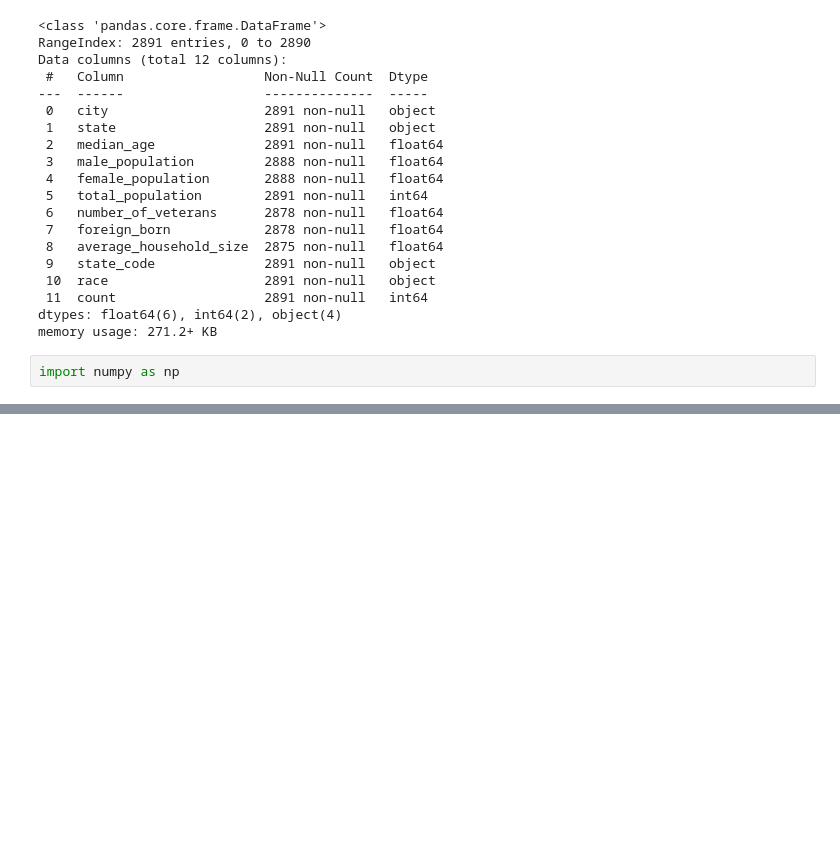
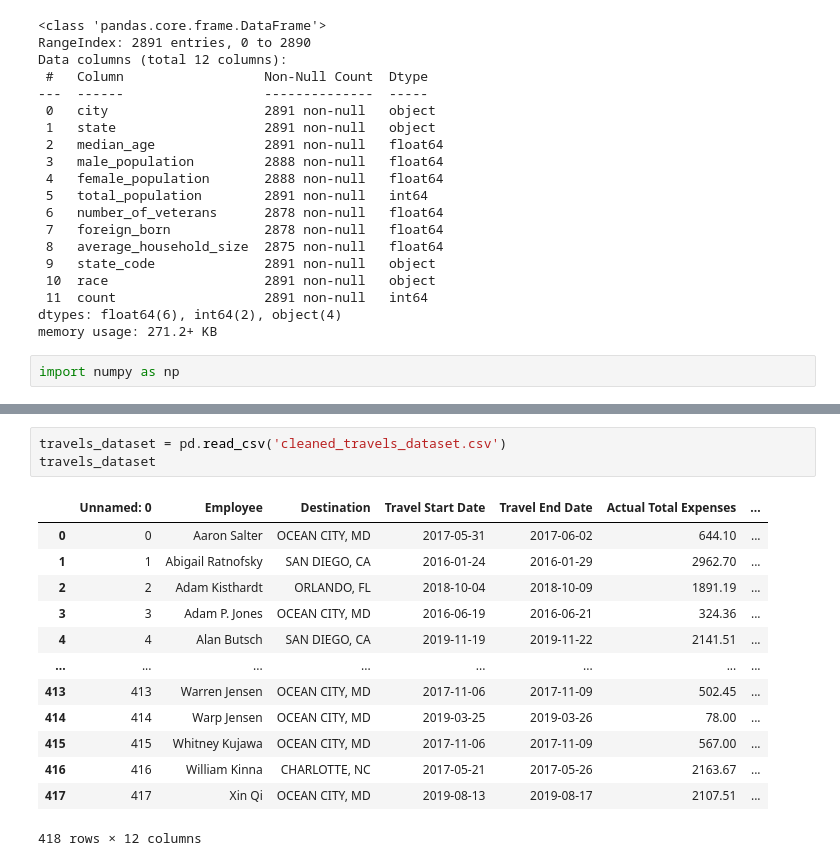
Before and after one commit to Klawreal/data_cleaning, a Jupyter notebook: index.ipynb, the cells around one changed output, grey strips where cells are left out. Saved outputs shown, nothing was run; the diff lists cells and outputs as text; blank space fills up the shorter version.

```diff
--- a/index.ipynb
+++ b/index.ipynb
@@ -211,0 +292,17 @@ import numpy as np
+# %%
+travels_dataset = pd.read_csv('cleaned_travels_dataset.csv')
+travels_dataset
+# %% [output]
+|  | Unnamed: 0 | Employee | Destination | Travel Start Date | Travel End Date | Actual Total Expenses | ... |
+| 0 | 0 | Aaron Salter | OCEAN CITY, MD | 2017-05-31 | 2017-06-02 | 644.10 | ... |
+| 1 | 1 | Abigail Ratnofsky | SAN DIEGO, CA | 2016-01-24 | 2016-01-29 | 2962.70 | ... |
+| 2 | 2 | Adam Kisthardt | ORLANDO, FL | 2018-10-04 | 2018-10-09 | 1891.19 | ... |
+| 3 | 3 | Adam P. Jones | OCEAN CITY, MD | 2016-06-19 | 2016-06-21 | 324.36 | ... |
+| 4 | 4 | Alan Butsch | SAN DIEGO, CA | 2019-11-19 | 2019-11-22 | 2141.51 | ... |
+| ... | ... | ... | ... | ... | ... | ... | ... |
+| 413 | 413 | Warren Jensen | OCEAN CITY, MD | 2017-11-06 | 2017-11-09 | 502.45 | ... |
+| 414 | 414 | Warp Jensen | OCEAN CITY, MD | 2019-03-25 | 2019-03-26 | 78.00 | ... |
+| 415 | 415 | Whitney Kujawa | OCEAN CITY, MD | 2017-11-06 | 2017-11-09 | 567.00 | ... |
+| 416 | 416 | William Kinna | CHARLOTTE, NC | 2017-05-21 | 2017-05-26 | 2163.67 | ... |
+| 417 | 417 | Xin Qi | OCEAN CITY, MD | 2019-08-13 | 2019-08-17 | 2107.51 | ... |
+418 rows × 12 columns
```
Also changed, not shown: parts of 21 cells of this notebook, 2 other files.
